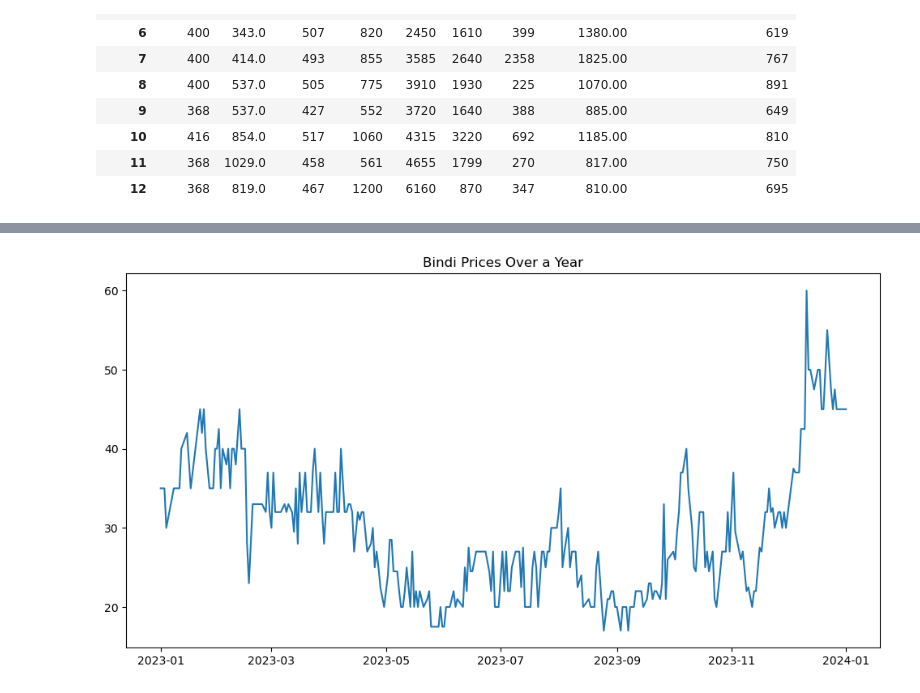
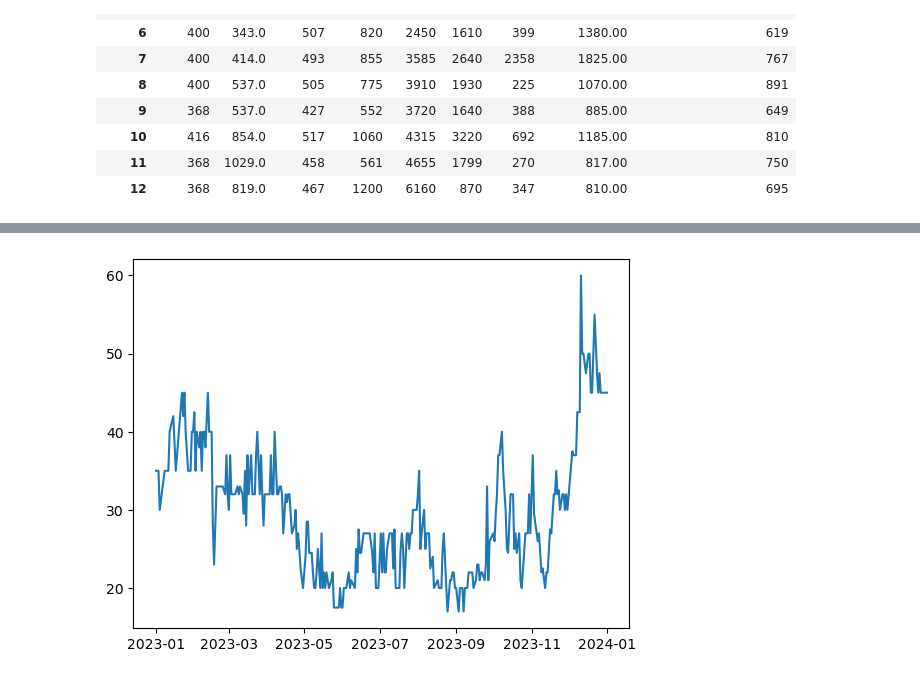
Before and after one commit to justin9503/MM6-Python-Project, a Jupyter notebook: Vegetable prices_MM6.ipynb, the cells around one changed output, grey strips where cells are left out. Saved outputs shown, nothing was run; the diff lists cells and outputs as text; code cells hidden in the pictures.

```diff
--- a/Vegetable prices_MM6.ipynb
+++ b/Vegetable prices_MM6.ipynb
@@ -153,10 +132,10 @@ plt.show()
 # %%
 dates = df['Price Dates']
 # %%
-plt.figure(figsize=(12, 6))
+plt.plot(figsize=(12, 6))
 plt.plot(dates, bhindi_prices)
-plt.title('Bindi Prices Over a Year')
-# Show the plot
+
+# Show the plotdates = df['Price Dates']
 plt.show()
 # %% [output]
-[figure, old version]
+[figure, new version]
```
Also changed, not shown: parts of 47 cells of this notebook.
